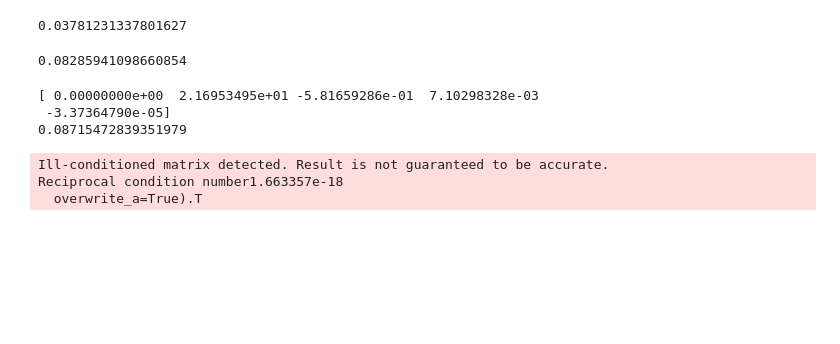
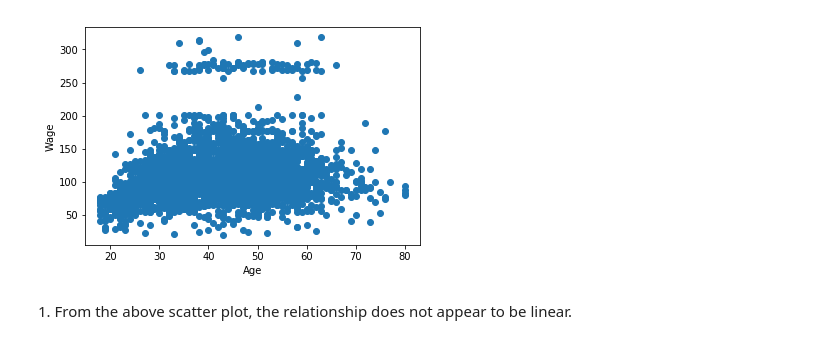
Before and after one commit to DanielSollis/cs_483_project_2, a Jupyter notebook: project_2.ipynb, the cells around one changed output. Saved outputs shown, nothing was run; the diff lists cells and outputs as text; code cells hidden in the pictures; blank space fills up the shorter version.

```diff
--- a/project_2.ipynb
+++ b/project_2.ipynb
@@ -39,38 +1,23 @@ print(reg.coef_)
-# %%
-from sklearn.metrics import r2_score
-
-x_test = age_test.values.reshape(-1, 1)
-print(reg.score(y, x))
-#the score tells us about the loss of our model, with a score of 1.0 showing no loss
-# %% [output]
-0.03781231337801627
-# %%
-from  sklearn.preprocessing import PolynomialFeatures
-
-X = age_train.values.reshape(-1, 1)
-y = wage_train
-poly = PolynomialFeatures(degree=4)
-X = poly.fit_transform(age_test.values.reshape(-1, 1))
-reg = LinearRegression().fit(X, wage_test)
-score = reg.score(X_test, wage_test)
-print(score)
-# %% [output]
-0.08285941098660854
-# %%
-from sklearn.linear_model import Ridge
-
-X = age_train.values.reshape(-1, 1)
-y = wage_train
-RReg = Ridge(alpha = 0.1)
-poly = PolynomialFeatures(degree = 4)
-X = poly.fit_transform(X)
-RReg.fit(X, y)
-print(RReg.coef_)
-print(RReg.score(X, y))
-# %% [output]
-[ 0.00000000e+00  2.16953495e+01 -5.81659286e-01  7.10298328e-03
- -3.37364790e-05]
-0.08715472839351979
-Ill-conditioned matrix detected. Result is not guaranteed to be accurate.
-Reciprocal condition number1.663357e-18
-  overwrite_a=True).T
+# %%
+import pandas as pd
+import numpy as np
+
+from matplotlib import pyplot as plt
+
+file_path = 'Wage.csv'
+df = pd.read_csv(file_path)
+
+# sort values by age for plotting
+df = df.sort_values(by=["age"])
+
+# Experiment 1
+def show_scatter(df):
+    plt.scatter(df.age, df.wage, label='Data')
+    plt.xlabel('Age')
+    plt.ylabel('Wage')
+
+show_scatter(df)
+# %% [output]
+[figure, added]
+# %% [markdown]
+<p> 1. From the above scatter plot, the relationship does not appear to be linear.</p>
```
Also changed, not shown: parts of 17 cells of this notebook, 1 other file.
